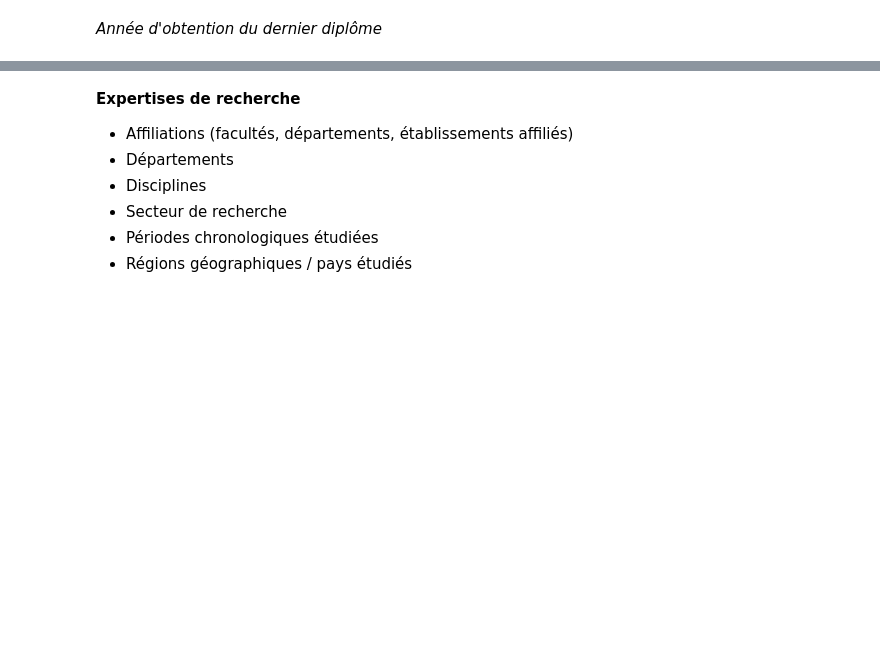
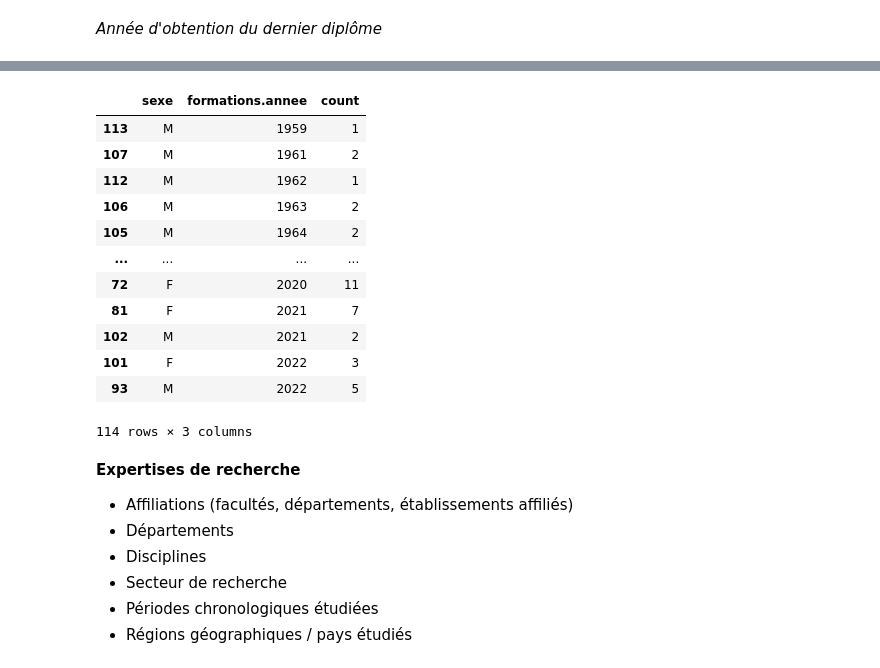
Before and after one commit to sadvr/sadvr-dashboard, a Jupyter notebook: API_SADVR_dashboard.ipynb, the cells around one changed output, grey strips where cells are left out. Saved outputs shown, nothing was run; the diff lists cells and outputs as text; code cells hidden in the pictures; blank space fills up the shorter version.

```diff
--- a/API_SADVR_dashboard.ipynb
+++ b/API_SADVR_dashboard.ipynb
@@ -295,6 +338,28 @@ fig = px.line(
     y=anneeDiplome['count'],
     title="Année d'obtention du dernier diplôme (Ph.D)")
 fig.show()
+# %%
+# D'abord filtrer pour ne conserver que le dernier diplôme obtenu
+anneeDiplome = demographics.sort_values(['idsadvr', 'formations.annee'], ascending=[True, False])
+anneeDiplome = anneeDiplome[['idsadvr', 'sexe', 'formations.annee']].dropna(subset='formations.annee')
+anneeDiplome = anneeDiplome.drop_duplicates(subset=['idsadvr', 'formations.annee'])
+
+anneeDiplomeGenre =  pd.DataFrame(anneeDiplome.drop(columns='idsadvr').value_counts()).reset_index().sort_values(by='formations.annee', ascending=True)
+anneeDiplomeGenre
+# %% [output]
+|  | sexe | formations.annee | count |
+| 113 | M | 1959 | 1 |
+| 107 | M | 1961 | 2 |
+| 112 | M | 1962 | 1 |
+| 106 | M | 1963 | 2 |
+| 105 | M | 1964 | 2 |
+| ... | ... | ... | ... |
+| 72 | F | 2020 | 11 |
+| 81 | F | 2021 | 7 |
+| 102 | M | 2021 | 2 |
+| 101 | F | 2022 | 3 |
+| 93 | M | 2022 | 5 |
+114 rows × 3 columns
 # %% [markdown]
 **Expertises de recherche**
 
```
Also changed, not shown: parts of 11 cells of this notebook, 1 other file.
